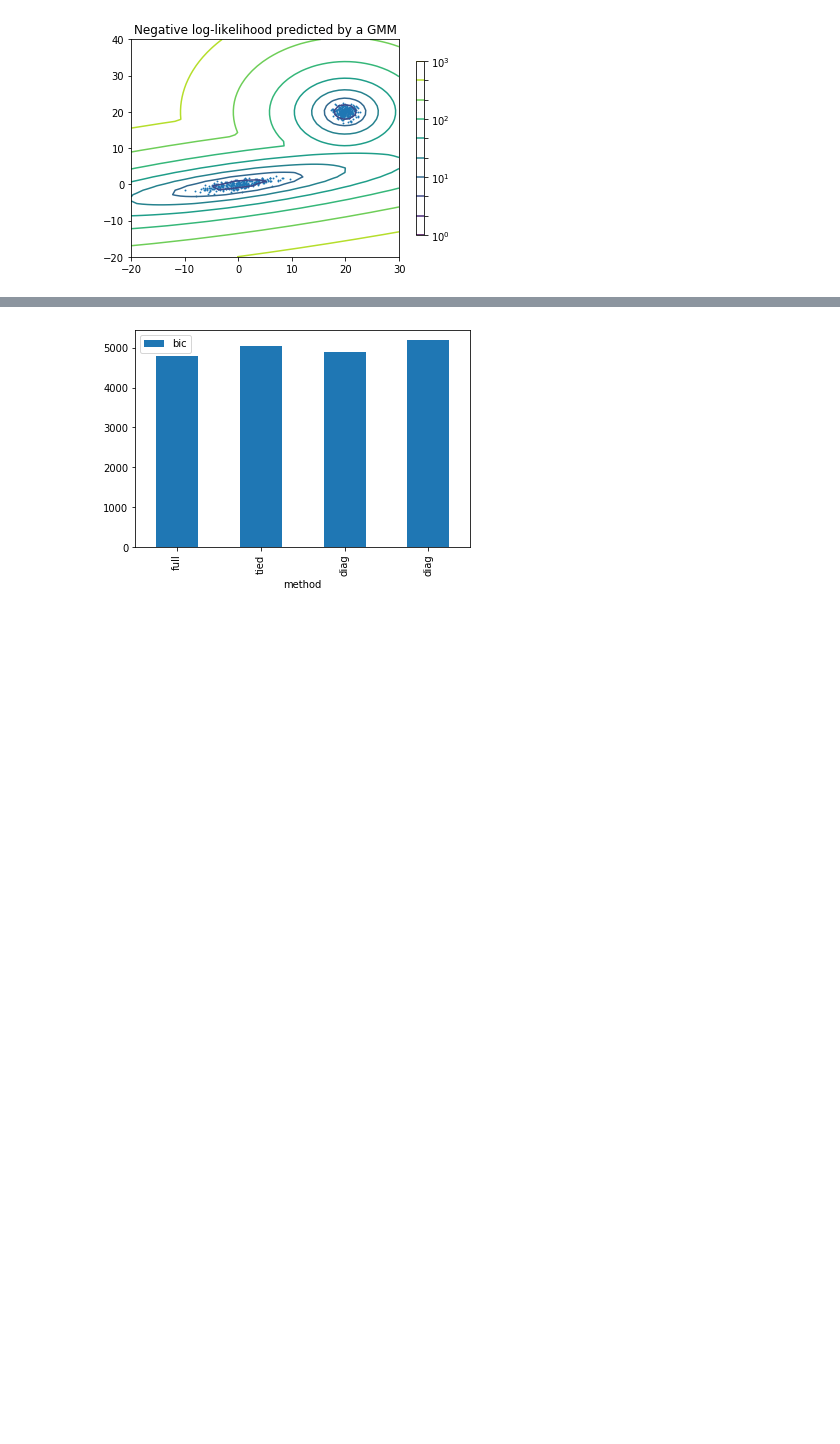
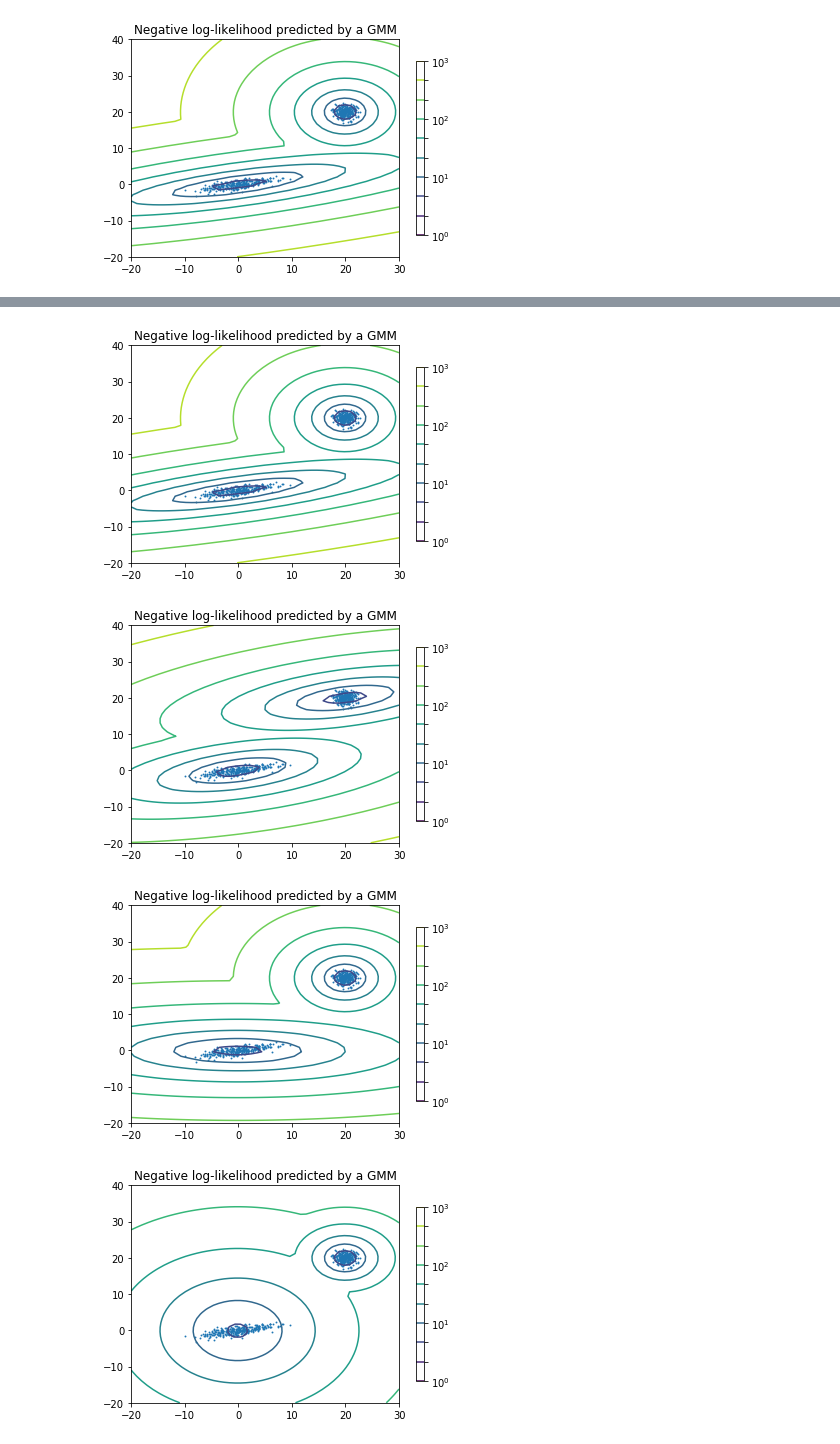
Before and after one commit to modulabs/PRML, a Jupyter notebook: 3. Mixture Models and EM/gmm_test.ipynb, the cells around one changed output, grey strips where cells are left out. Drawn from its saved outputs; the diff is of its cells as text; code cells hidden in the pictures; blank space fills up the shorter version.

```diff
--- a/3. Mixture Models and EM/gmm_test.ipynb
+++ b/3. Mixture Models and EM/gmm_test.ipynb
@@ -131,6 +122,42 @@ plt.show()
-# %%
-df = pd.DataFrame({"method":method, "bic":bic_list})
-df.plot.bar(x="method", y = "bic")
-plt.show()
-# %% [output]
-[figure, removed]
+# %%
+bic_list = []
+method_list = []
+covariance_types = [ "full", "tied", "diag", "spherical"]
+# fit a Gaussian Mixture Model with two components
+clfs = [mixture.GaussianMixture(n_components=2, covariance_type=covariance_type) for covariance_type in covariance_types]
+for i, clf in enumerate(clfs):
+    clf.fit(X_train)
+
+    bic_list.append(clf.bic(X_train))
+    method_list.append(covariance_types[i])
+
+    # display predicted scores by the model as a contour plot
+    x = np.linspace(-20., 30.)
+    y = np.linspace(-20., 40.)
+    X, Y = np.meshgrid(x, y)
+    XX = np.array([X.ravel(), Y.ravel()]).T
+    Z = -clf.score_samples(XX)
+    Z = Z.reshape(X.shape)
+
+    CS = plt.contour(X, Y, Z, norm=LogNorm(vmin=1.0, vmax=1000.0),
+                     levels=np.logspace(0, 3, 10))
+    CB = plt.colorbar(CS, shrink=0.8, extend='both')
+    plt.scatter(X_train[:, 0], X_train[:, 1], .8)
+
+    plt.title('Negative log-likelihood predicted by a GMM')
+    plt.axis('tight')
+    plt.show()
+
+
+df = pd.DataFrame({"method":method_list, "bic":bic_list})
+df.plot.bar(x="method", y = "bic")
+plt.show()
+
+for i, clf in enumerate(clfs):
+    print(f"{covariance_types[i]} , {clf.covariances_}")
+    print()
+# %% [output]
+[figure, added]
+[figure, added]
+[figure, added]
+[figure, added]
```
Also changed, not shown: parts of 6 cells of this notebook.
